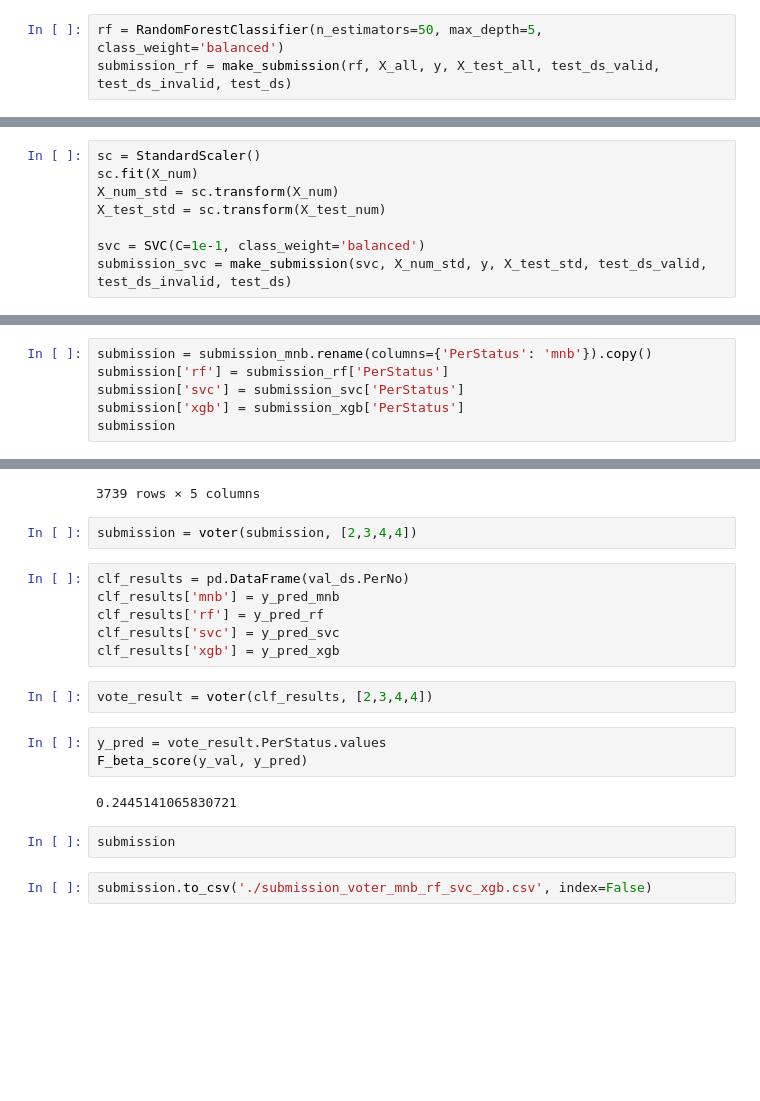
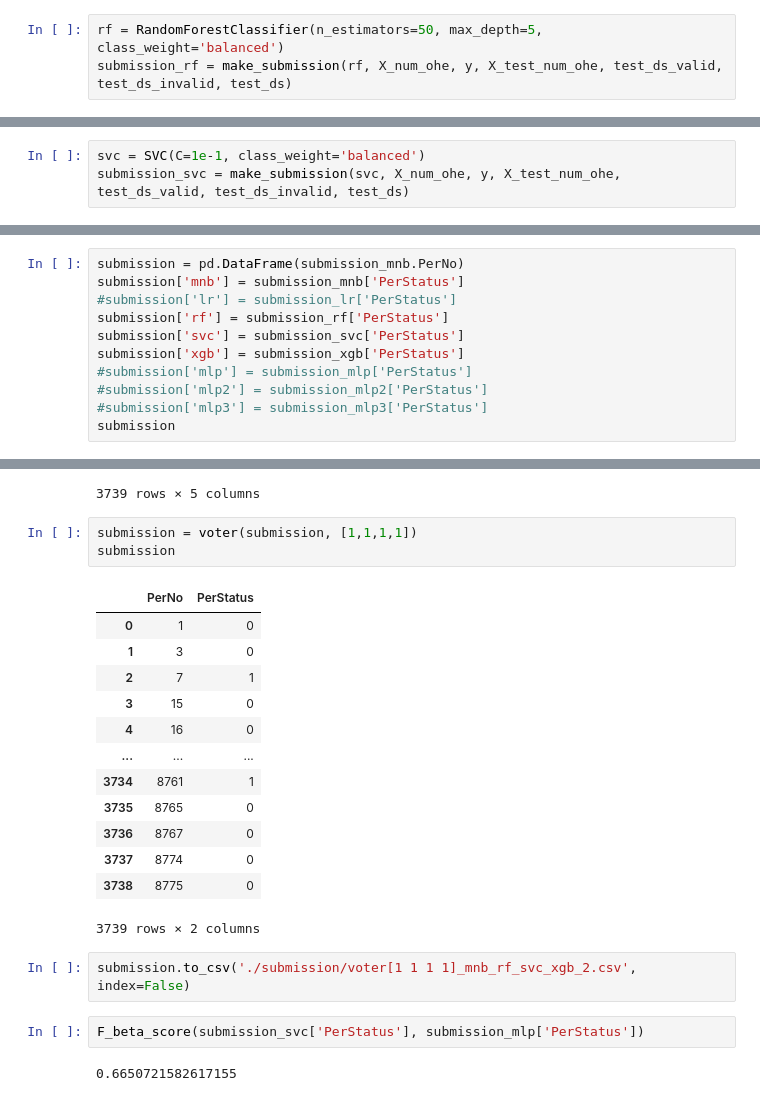
Before and after one commit to Pochenlin513/ML-Final, a Jupyter notebook: final.ipynb, the cells around one changed output, grey strips where cells are left out. Saved outputs shown, nothing was run; the diff lists cells and outputs as text; blank space fills up the shorter version.

```diff
--- a/final.ipynb
+++ b/final.ipynb
@@ -221,3 +370,3 @@ Beta F1 score: 0.2362
 # %%
 rf = RandomForestClassifier(n_estimators=50, max_depth=5, class_weight='balanced')
-submission_rf = make_submission(rf, X_all, y, X_test_all, test_ds_valid, test_ds_invalid, test_ds)
+submission_rf = make_submission(rf, X_num_ohe, y, X_test_num_ohe, test_ds_valid, test_ds_invalid, test_ds)
@@ -233,8 +381,3 @@ Beta F1 score: 0.2460
 # %%
-sc = StandardScaler()
-sc.fit(X_num)
-X_num_std = sc.transform(X_num)
-X_test_std = sc.transform(X_test_num)
-
 svc = SVC(C=1e-1, class_weight='balanced')
-submission_svc = make_submission(svc, X_num_std, y, X_test_std, test_ds_valid, test_ds_invalid, test_ds)
+submission_svc = make_submission(svc, X_num_ohe, y, X_test_num_ohe, test_ds_valid, test_ds_invalid, test_ds)
@@ -252,8 +417,13 @@ submission_xgb = make_submission(xgb, X_all, y, X_test_all, test_ds_valid, test_
 # %%
-submission = submission_mnb.rename(columns={'PerStatus': 'mnb'}).copy()
+submission = pd.DataFrame(submission_mnb.PerNo)
+submission['mnb'] = submission_mnb['PerStatus']
+#submission['lr'] = submission_lr['PerStatus']
 submission['rf'] = submission_rf['PerStatus']
 submission['svc'] = submission_svc['PerStatus']
 submission['xgb'] = submission_xgb['PerStatus']
+#submission['mlp'] = submission_mlp['PerStatus']
+#submission['mlp2'] = submission_mlp2['PerStatus']
+#submission['mlp3'] = submission_mlp3['PerStatus']
 submission
 # %% [output]
 |  | PerNo | mnb | rf | svc | xgb |
@@ -269,22 +439,26 @@ submission
 | 3737 | 8774 | 0 | 0 | 0 | 0 |
 | 3738 | 8775 | 0 | 0 | 1 | 0 |
 3739 rows × 5 columns
-# %%
-submission = voter(submission, [2,3,4,4])
-# %%
-clf_results = pd.DataFrame(val_ds.PerNo)
-clf_results['mnb'] = y_pred_mnb
-clf_results['rf'] = y_pred_rf
-clf_results['svc'] = y_pred_svc
-clf_results['xgb'] = y_pred_xgb
-# %%
-vote_result = voter(clf_results, [2,3,4,4])
-# %%
-y_pred = vote_result.PerStatus.values
-F_beta_score(y_val, y_pred)
-# %% [output]
-0.2445141065830721
-# %%
-submission
+# %%
+submission = voter(submission, [1,1,1,1])
+submission
+# %% [output]
+|  | PerNo | PerStatus |
+| 0 | 1 | 0 |
+| 1 | 3 | 0 |
+| 2 | 7 | 1 |
+| 3 | 15 | 0 |
+| 4 | 16 | 0 |
+| ... | ... | ... |
+| 3734 | 8761 | 1 |
+| 3735 | 8765 | 0 |
+| 3736 | 8767 | 0 |
+| 3737 | 8774 | 0 |
+| 3738 | 8775 | 0 |
+3739 rows × 2 columns
 # %%
-submission.to_csv('./submission_voter_mnb_rf_svc_xgb.csv', index=False)
+submission.to_csv('./submission/voter[1 1 1 1]_mnb_rf_svc_xgb_2.csv', index=False)
+# %%
+F_beta_score(submission_svc['PerStatus'], submission_mlp['PerStatus'])
+# %% [output]
+0.6650721582617155
```
Also changed, not shown: parts of 30 cells of this notebook, 25 other files.
